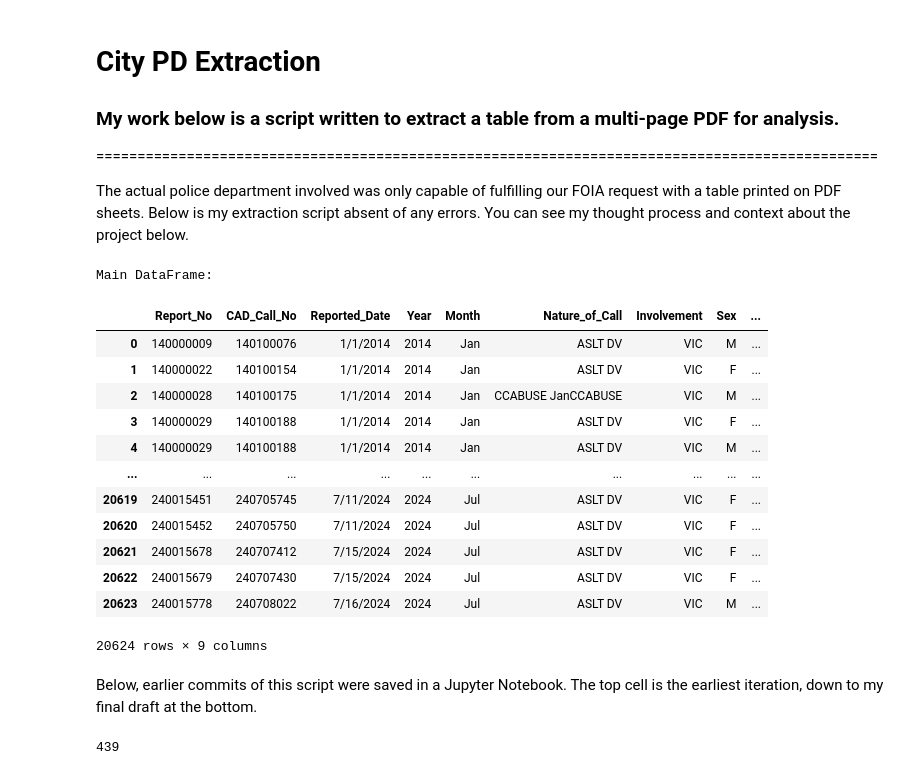
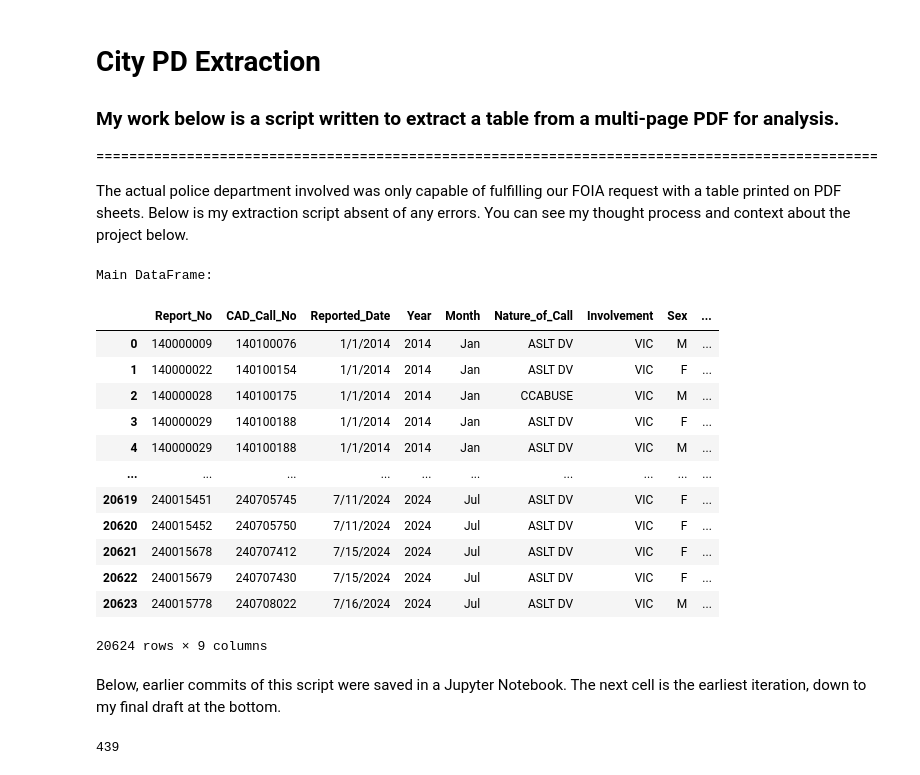
Before and after one commit to tgsaman/Python_ETL_CityPD, a Jupyter notebook: CityPD-Extract.ipynb, the cells around one changed output. Drawn from its saved outputs; the diff is of its cells as text; code cells hidden in the pictures.

Commit message:
Perfected, de-nested, and re-tested

```diff
--- a/CityPD-Extract.ipynb
+++ b/CityPD-Extract.ipynb
@@ -25,94 +25,93 @@ serialized_data = []
 def process_pages(page):
     page_text = page.extract_text()
     lines = page_text.split('\n')
+
     # Extract headers
     data_lines = lines[1:] if page == reader.pages[0] else lines
     exceptions = ["T", "-"]
-    sex_validation_list = ["M", "F", "U"]
 
+    # We need to create rows for each line of text from the PDF Read.
+    # Data has low consistency. We'll need to index several ways for error handling.
     for line in data_lines:
-        # We'll need to index several ways for error handling. Below, we've created space-delimited columns
         space_separated_values = line.split()
-        # This causes errors for multiple rows, where there is a space present or missing.
+        # This creates space-delimited columns, but that causes errors for multiple rows, where there might be an extra space present or one missing.
 
-        # Next, we'll manually index the first column
+        # So we'll manually index the first column
         Report_No = line[0:9]
 
         # The rest of the table has nulls, variable column lengths, and iffy delimeters.
-
         # Using several indexing strategies, we can cleanly extract most of the columns.
 
         try:
-        # Manually index call numbers using the same manual indexing strategy, to account for nulls.
+        # Manually index the second column using the same manual indexing strategy, to account for nulls.
             int(line [10:19]) # Validates if a call is present
             CAD_Call_No = line[10:19]
-
-            # If a null is present, it throws off our index below. See exception.
-            Reported_Date = space_separated_values[2]
-            Year = space_separated_values[3]
-            Month = space_separated_values[4][0:3] # slices out the month abbreviation in each jumbled string
-            CrimeType_WithCall_Test1 = space_separated_values[4][3:] + " " + space_separated_values[-4]
+            ssv_offset = 1 #This variable will be used to help us keep our space-delimited columns (space_separated_values) straight
 
         except:
             # When CAD_Call_No contains non-integer characters, it should still be 9 characters long.
             if any ([x in line[10:19] for x in exceptions]):
                 CAD_Call_No = line[10:19]
-                Reported_Date = space_separated_values[2]
-                Year = space_separated_values[3]
-                Month = space_separated_values[4][0:3] # slices out the month abbreviation in each jumbled string
-                CrimeType_WithCall_Test1 = space_separated_values[4][3:] + " " + space_separated_values[-4]
+                ssv_offset = 1
 
+            # There's one row that has a 5-digit CAD_Call_No, so I designed this error-handling
             elif "/" in line[16:19]:
                 CAD_Call_No = line[10:15]
-                Reported_Date = space_separated_values[2]
-                Year = space_separated_values[3]
-                Month = space_separated_values[4][0:3] # slices out the month abbreviation in each jumbled string
-                CrimeType_WithCall_Test1 = space_separated_values[4][3:] + " " + space_separated_values[-4]
+                ssv_offset = 1
 
             else:
                 # When a call number is missing, insert a null
                 CAD_Call_No = "Null"
+                ssv_offset = 0
 
-                # Because nulls offset the space-delimited index, our try/except modifies the process for the next 3 columns.
-                Reported_Date = space_separated_values[1]
-                Year = space_separated_values[2]
-                Month = space_separated_values[3][0:3] # slices out the month abbreviation in each jumbled string
-                CrimeType_WithCall_Test1 = space_separated_values[3][3:] + " " + space_separated_values[-4]
+        # Because unique errors offset the space-delimited index, we're shifting the entire index of space_separated_values using a variable called "ssv_offset"
+        Reported_Date = space_separated_values[ssv_offset+1]
+        Year = space_separated_values[ssv_offset+2]
+        Month = space_separated_values[ssv_offset+3][0:3] # slices out the month abbreviation in each jumbled string
 
-        # Finally, switch to a reverse index slice to cleanly extract the needed columns of Age and Sex
+        # Crime type is really tricky, because it's a space-separated string with variable length. In its original context, this data wasn't important to us.
+        # I wanted a perfect read to show off on GitHub however, so the calculation below improves data quality in this column.
+        CrimeType_error_list = ['Jan', 'Jun', 'Jul'] #Using this space-delimited strategy occasionally included an additional J-month string in the Crime Type column. Don't know why!
+        if any (values in space_separated_values[-4] for values in CrimeType_error_list):
+            CrimeType = space_separated_values[ssv_offset+3][3:]
+        else:
+            CrimeType = space_separated_values[ssv_offset+3][3:] + " " + space_separated_values[-4] #Accounts for extra words in the CrimeType column
+
+        # Finally, maintain a reverse index slice to cleanly extract the needed columns of Age, Sex, and Involvement
         Age = space_separated_values[-1]
 
         #Sex column validation
+        sex_validation_list = ["M", "F", "U"]
         if any (values in space_separated_values[-2] for values in sex_validation_list):
             Sex = space_separated_values[-2]
         else:
             Sex = "U"
 
-        # This should always be VIC, every time, no matter what. Check validity with filters in Excel
+        # This should always be VIC, every time, no matter what. You can check the validity of the data with filters in Excel
         Involvement = space_separated_values[-3]
 
-        # Program our columns into a series that can update our empty dataframe.
-        row = pd.Series([Report_No, CAD_Call_No, Reported_Date, Year, Month, CrimeType_WithCall_Test1, Involvement, Sex, Age], index=header)
-        serialized_data.append(row) # Stick our series into a list
+        # Finally, we can program our columns into a series that can update our empty dataframe.
+        row = pd.Series([Report_No, CAD_Call_No, Reported_Date, Year, Month, CrimeType, Involvement, Sex, Age], index=header)
+        serialized_data.append(row) # Stick each series into a list, creating a list of "rows"
 
 # Process all pages in the PDF. For performance, the function above only iterates across one page at a time.
 for i in range(len(reader.pages)):
     process_pages(reader.pages[i])
 
 # Update the dataframe.
 df = pd.DataFrame(serialized_data, columns=header)
 
 # Display the DataFrame for data validation
 print("Main DataFrame:")
 display(df)
 
-#df.to_excel("BestCityPDData.xlsx")
+df.to_excel("PerfectCityPDData.xlsx")
 # %% [output]
 Main DataFrame:
 |  | Report_No | CAD_Call_No | Reported_Date | Year | Month | Nature_of_Call | Involvement | Sex | ... |
 | 0 | 140000009 | 140100076 | 1/1/2014 | 2014 | Jan | ASLT DV | VIC | M | ... |
 | 1 | 140000022 | 140100154 | 1/1/2014 | 2014 | Jan | ASLT DV | VIC | F | ... |
-| 2 | 140000028 | 140100175 | 1/1/2014 | 2014 | Jan | CCABUSE JanCCABUSE | VIC | M | ... |
+| 2 | 140000028 | 140100175 | 1/1/2014 | 2014 | Jan | CCABUSE | VIC | M | ... |
 | 3 | 140000029 | 140100188 | 1/1/2014 | 2014 | Jan | ASLT DV | VIC | F | ... |
 | 4 | 140000029 | 140100188 | 1/1/2014 | 2014 | Jan | ASLT DV | VIC | M | ... |
 | ... | ... | ... | ... | ... | ... | ... | ... | ... | ... |
@@ -123,7 +122,7 @@ Main DataFrame:
 | 20623 | 240015778 | 240708022 | 7/16/2024 | 2024 | Jul | ASLT DV | VIC | M | ... |
 20624 rows × 9 columns
 # %% [markdown]
-Below, earlier commits of this script were saved in a Jupyter Notebook. The top cell is the earliest iteration, down to my final draft at the bottom.
+Below, earlier commits of this script were saved in a Jupyter Notebook. The next cell is the earliest iteration, down to my final draft at the bottom.
 # %%
 import pandas
 import openpyxl
```
